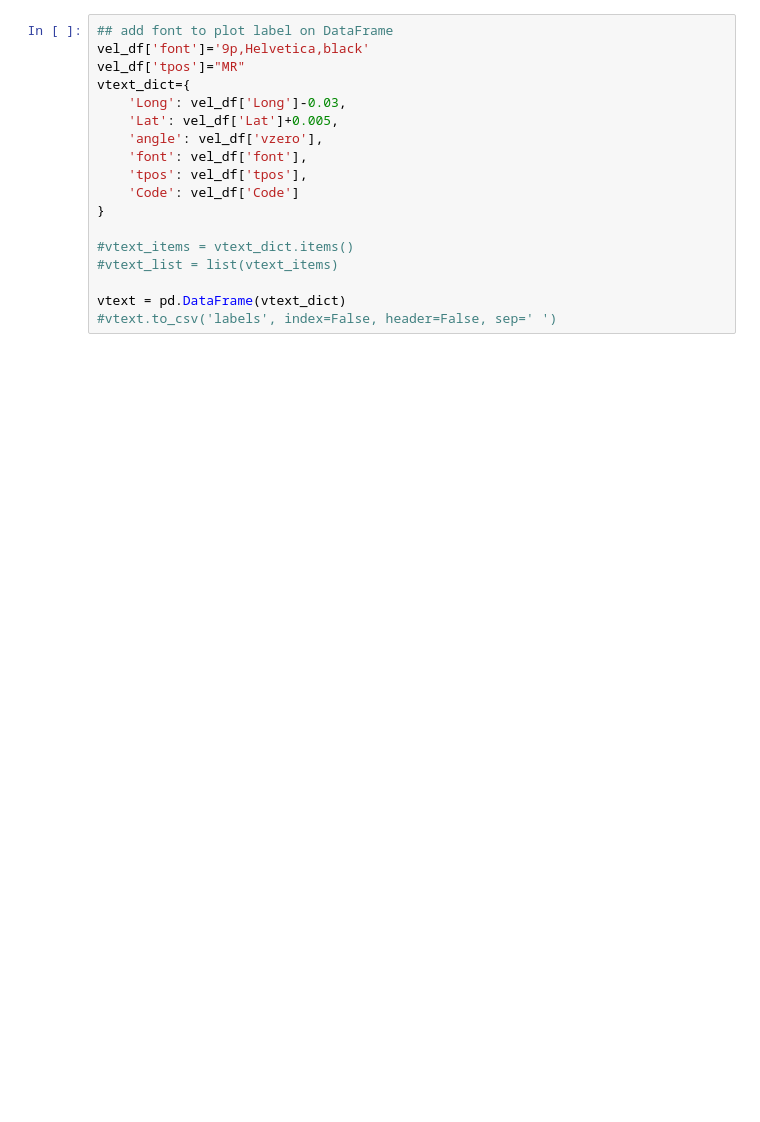
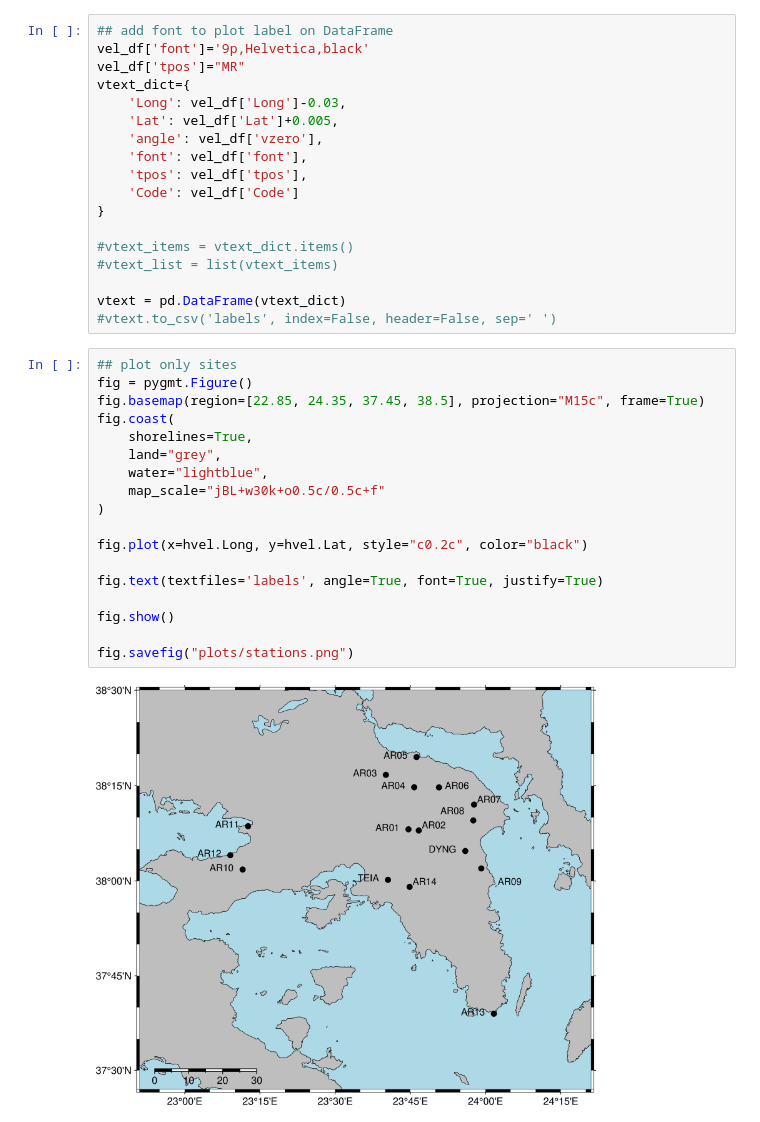
Before and after one commit to LabGeoTopo/gmt_pyplots, a Jupyter notebook: plotvel1.ipynb, the cells around one changed output. Drawn from its saved outputs; the diff is of its cells as text; blank space fills up the shorter version.

```diff
--- a/plotvel1.ipynb
+++ b/plotvel1.ipynb
@@ -49,6 +49,26 @@ vtext_dict={
 
 vtext = pd.DataFrame(vtext_dict)
 #vtext.to_csv('labels', index=False, header=False, sep=' ')
+# %%
+## plot only sites
+fig = pygmt.Figure()
+fig.basemap(region=[22.85, 24.35, 37.45, 38.5], projection="M15c", frame=True)
+fig.coast(
+    shorelines=True,
+    land="grey",
+    water="lightblue",
+    map_scale="jBL+w30k+o0.5c/0.5c+f"
+)
+
+fig.plot(x=hvel.Long, y=hvel.Lat, style="c0.2c", color="black")
+
+fig.text(textfiles='labels', angle=True, font=True, justify=True)
+
+fig.show()
+
+fig.savefig("plots/stations.png")
+# %% [output]
+[figure, added]
 # %%
 ## Plot Horizontal velocities for each cite
 fig = pygmt.Figure()
```
Also changed, not shown: parts of 5 cells of this notebook, 2 other files.
